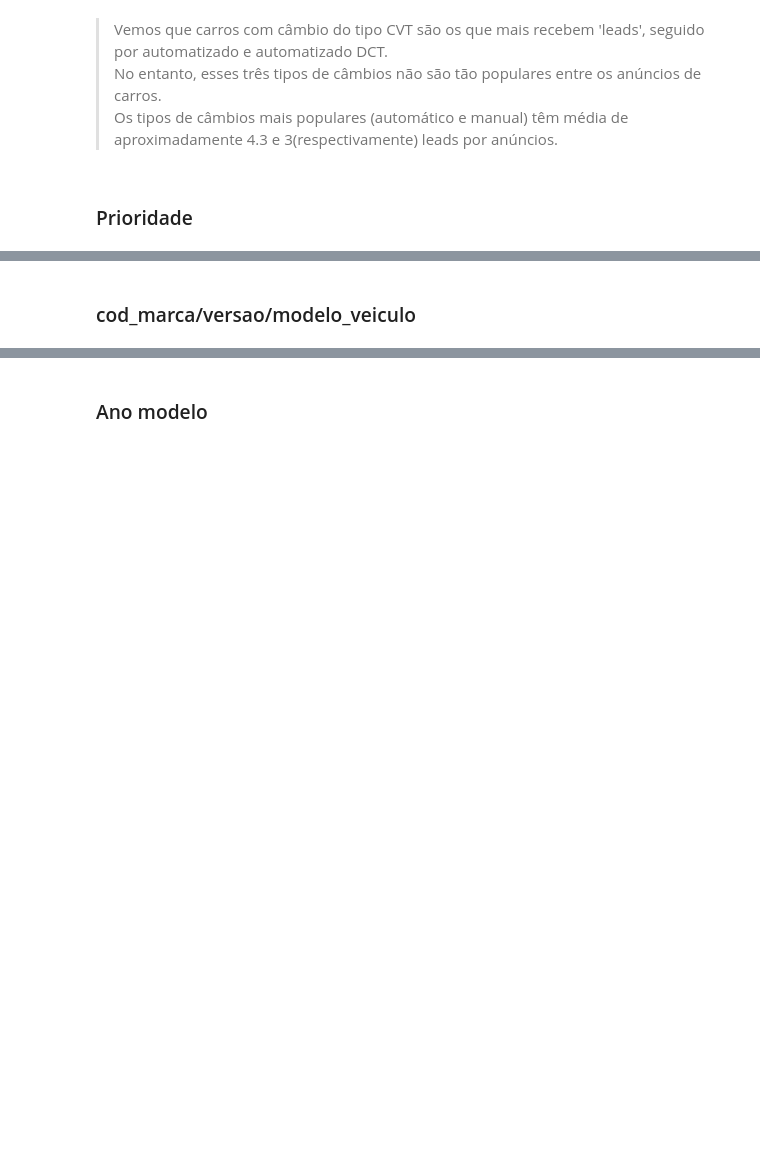
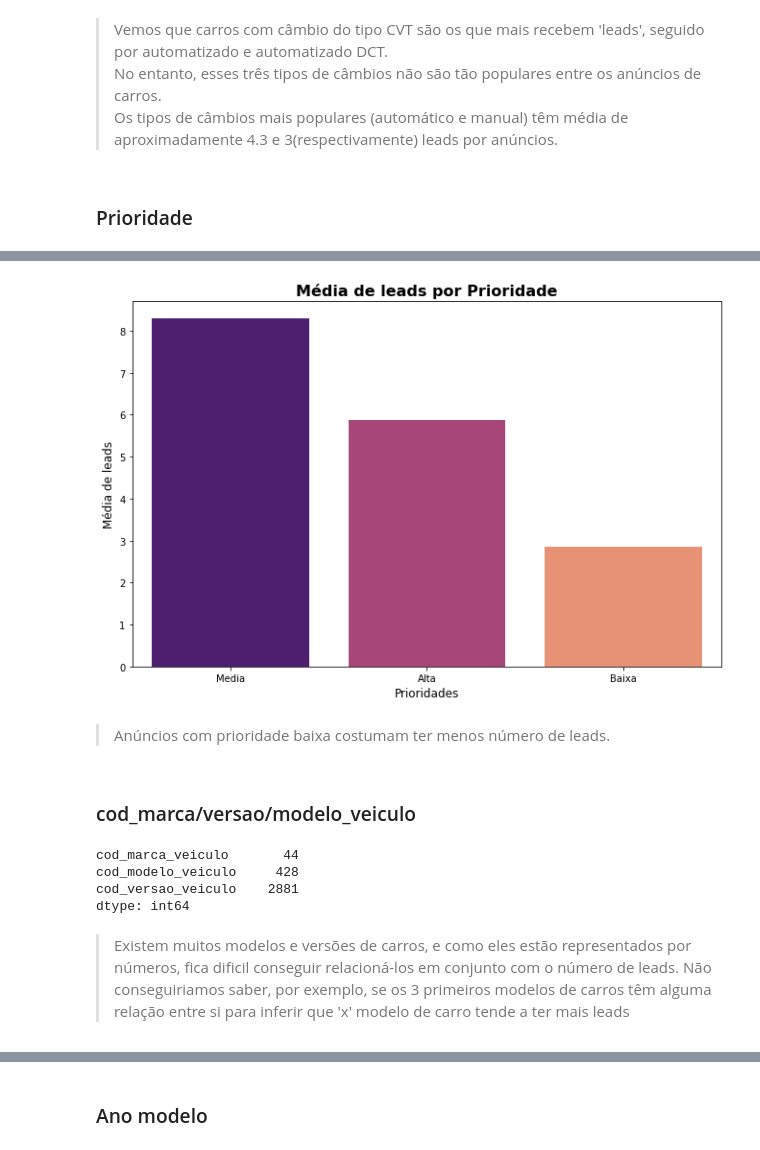
Before and after one commit to rafajovelho/Case1, a Jupyter notebook: Case-GCBInvestimentosipynb.ipynb, the cells around one changed output, grey strips where cells are left out. Saved outputs shown, nothing was run; the diff lists cells and outputs as text; code cells hidden in the pictures; blank space fills up the shorter version.

```diff
--- a/Case-GCBInvestimentosipynb.ipynb
+++ b/Case-GCBInvestimentosipynb.ipynb
@@ -460,0 +495,4 @@ plt.show()
+# %%
+# Agrupando a por Prioridade (Baixa(3), Média(2) e Alta(1))
+df_prio = df11.groupby('prioridade').agg({'leads':'mean'}).sort_values('leads', ascending = False)
+df_prio
@@ -461,2 +505,24 @@ plt.show()
+# %%
+# Plot da média de leads em anúncios divido por prioridade
+plt.figure(figsize = (11,7))
+
+sns.barplot(data = df_prio, x = df_prio.index, y = df_prio['leads'], palette = 'magma')
+plt.title('Média de leads por Prioridade', fontdict = {'fontsize': 16}, weight = 'bold')
+plt.xlabel('Prioridades', fontdict = {'fontsize': 12})
+plt.ylabel('Média de leads', fontdict = {'fontsize': 12})
+plt.show()
+# %% [output]
+[figure, added]
+# %% [markdown]
+> Anúncios com prioridade baixa costumam ter menos número de leads.
 # %% [markdown]
 ### cod_marca/versao/modelo_veiculo
+# %%
+df[['cod_marca_veiculo','cod_modelo_veiculo','cod_versao_veiculo']].nunique()
+# %% [output]
+cod_marca_veiculo       44
+cod_modelo_veiculo     428
+cod_versao_veiculo    2881
+dtype: int64
+# %% [markdown]
+> Existem muitos modelos e versões de carros, e como eles estão representados por números, fica dificil conseguir relacioná-los em conjunto com o número de leads. Não conseguiriamos saber, por exemplo, se os 3 primeiros modelos de carros têm alguma relação entre si para inferir que 'x' modelo de carro tende a ter mais leads
```
Also changed, not shown: parts of 17 cells of this notebook.
